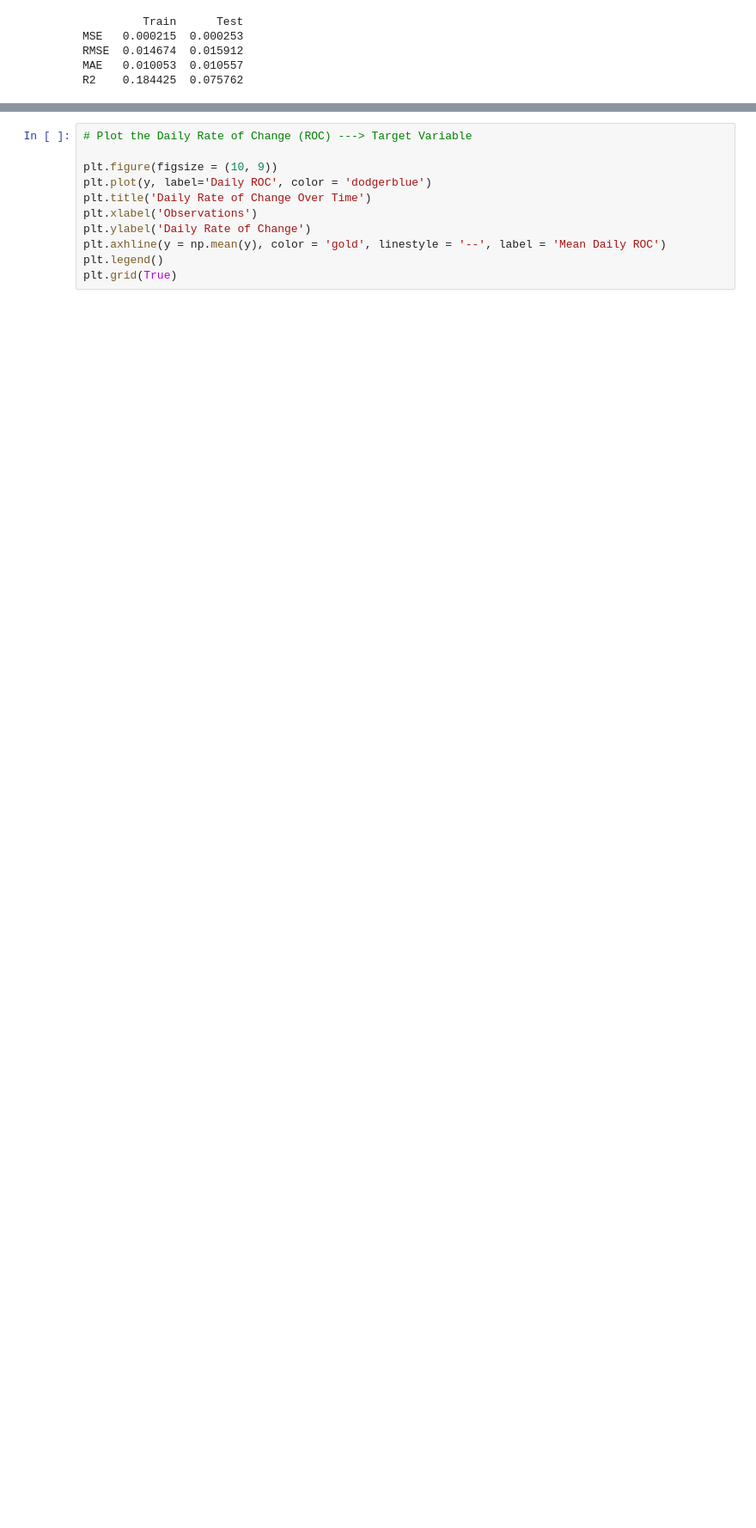
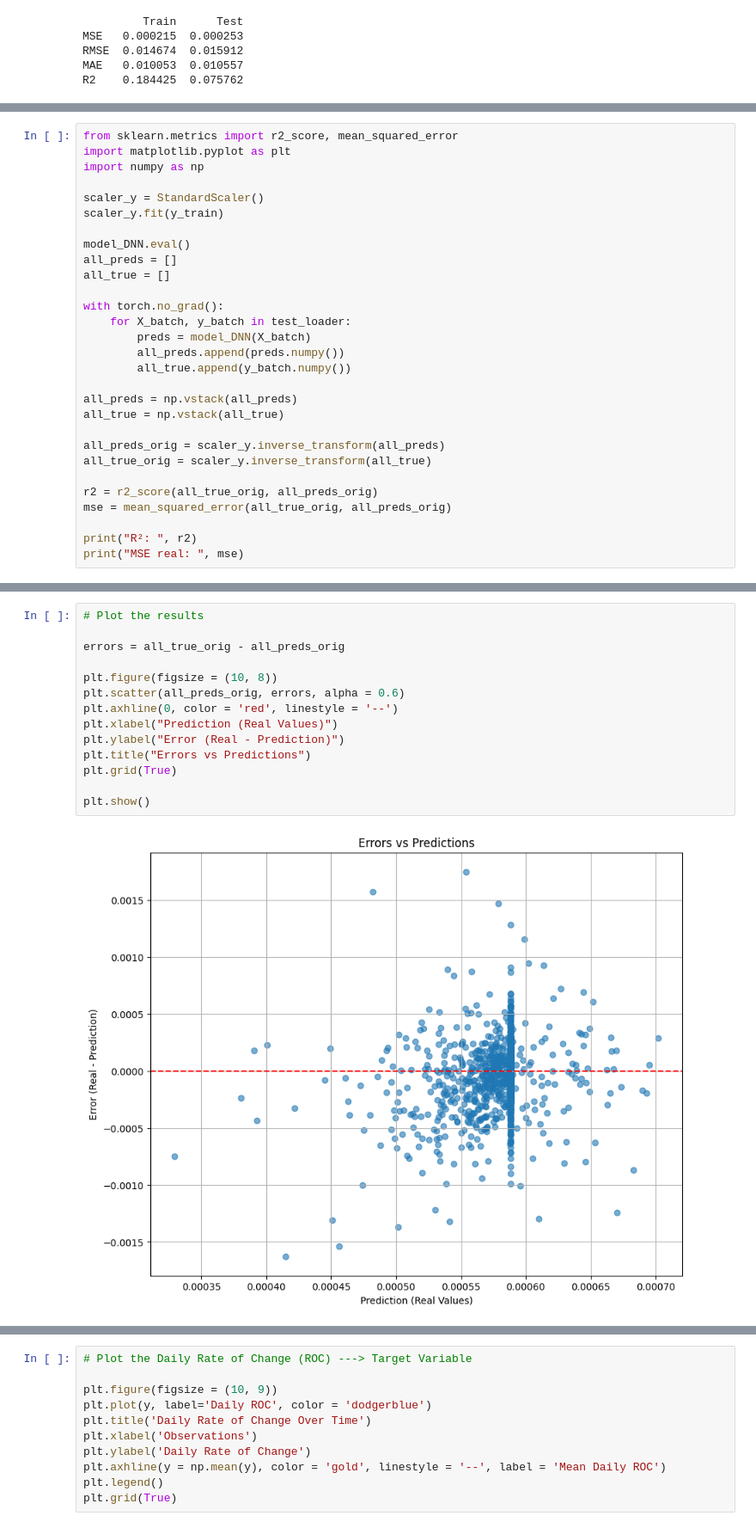
Before and after one commit to pbuitragoa33/NASDAQ-Change-Prediction, a Jupyter notebook: analysisML.ipynb, the cells around one changed output, grey strips where cells are left out. Shown at 86% size. Drawn from its saved outputs; the diff is of its cells as text; blank space fills up the shorter version.

```diff
--- a/analysisML.ipynb
+++ b/analysisML.ipynb
@@ -550,0 +665,29 @@ plt.show()
+# %%
+from sklearn.metrics import r2_score, mean_squared_error
+import matplotlib.pyplot as plt
+import numpy as np
+
+scaler_y = StandardScaler()
+scaler_y.fit(y_train)
+
+model_DNN.eval()
+all_preds = []
+all_true = []
+
+with torch.no_grad():
+    for X_batch, y_batch in test_loader:
+        preds = model_DNN(X_batch)
+        all_preds.append(preds.numpy())
+        all_true.append(y_batch.numpy())
+
+all_preds = np.vstack(all_preds)
+all_true = np.vstack(all_true)
+
+all_preds_orig = scaler_y.inverse_transform(all_preds)
+all_true_orig = scaler_y.inverse_transform(all_true)
+
+r2 = r2_score(all_true_orig, all_preds_orig)
+mse = mean_squared_error(all_true_orig, all_preds_orig)
+
+print("R²: ", r2)
+print("MSE real: ", mse)
@@ -550,0 +697,16 @@ plt.show()
+# %%
+# Plot the results
+
+errors = all_true_orig - all_preds_orig
+
+plt.figure(figsize = (10, 8))
+plt.scatter(all_preds_orig, errors, alpha = 0.6)
+plt.axhline(0, color = 'red', linestyle = '--')
+plt.xlabel("Prediction (Real Values)")
+plt.ylabel("Error (Real - Prediction)")
+plt.title("Errors vs Predictions")
+plt.grid(True)
+
+plt.show()
+# %% [output]
+[figure, added]
```
Also changed, not shown: parts of 15 cells of this notebook.
